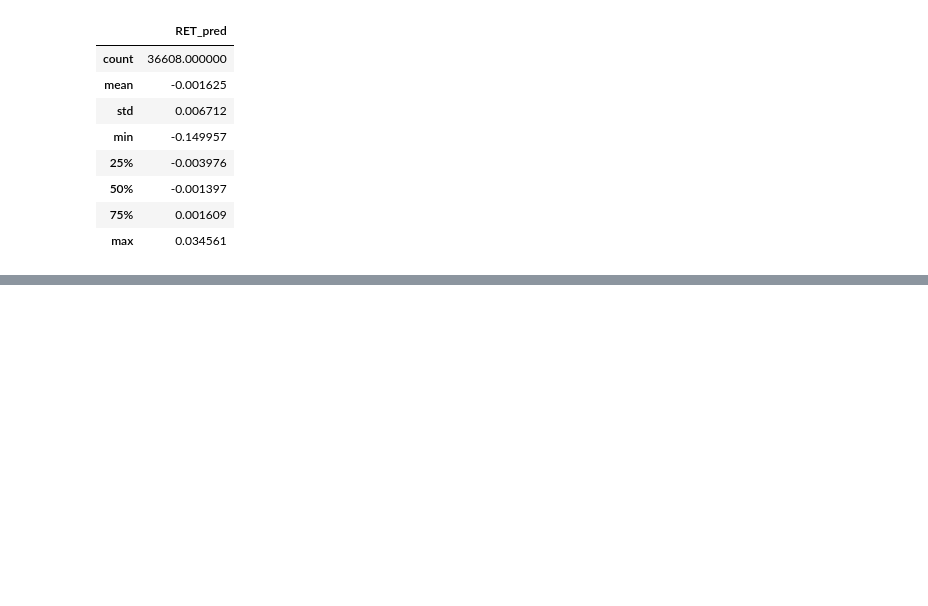
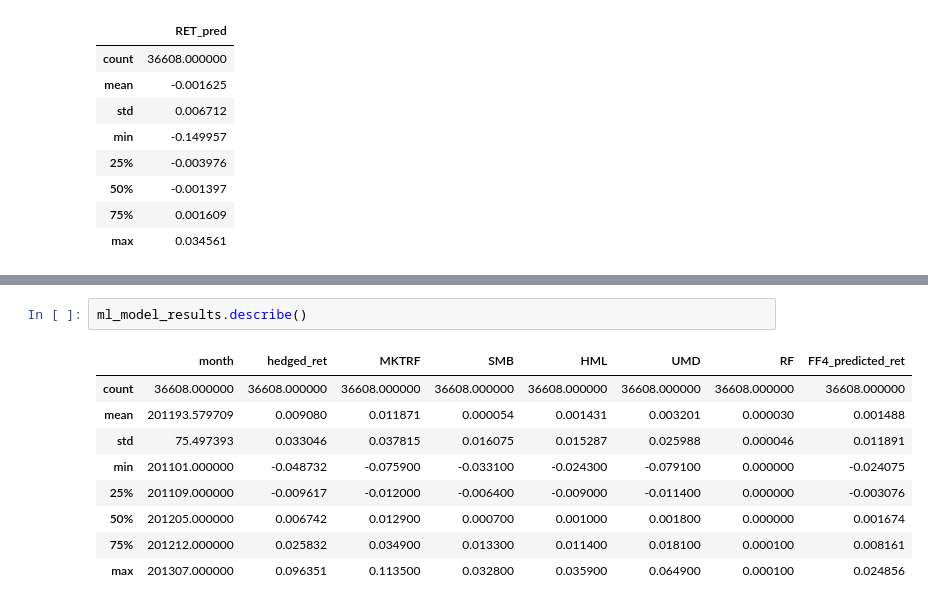
Before and after one commit to CFM-301-W23-G4/Final-Project, a Jupyter notebook: Final Project.ipynb, the cells around one changed output, grey strips where cells are left out. Drawn from its saved outputs; the diff is of its cells as text; blank space fills up the shorter version.

```diff
--- a/Final Project.ipynb
+++ b/Final Project.ipynb
@@ -1064,0 +1142,12 @@ def sharpe_ratio(port_xret):
+# %%
+ml_model_results.describe()
+# %% [output]
+|  | month | hedged_ret | MKTRF | SMB | HML | UMD | RF | FF4_predicted_ret |
+| count | 36608.000000 | 36608.000000 | 36608.000000 | 36608.000000 | 36608.000000 | 36608.000000 | 36608.000000 | 36608.000000 |
+| mean | 201193.579709 | 0.009080 | 0.011871 | 0.000054 | 0.001431 | 0.003201 | 0.000030 | 0.001488 |
+| std | 75.497393 | 0.033046 | 0.037815 | 0.016075 | 0.015287 | 0.025988 | 0.000046 | 0.011891 |
+| min | 201101.000000 | -0.048732 | -0.075900 | -0.033100 | -0.024300 | -0.079100 | 0.000000 | -0.024075 |
+| 25% | 201109.000000 | -0.009617 | -0.012000 | -0.006400 | -0.009000 | -0.011400 | 0.000000 | -0.003076 |
+| 50% | 201205.000000 | 0.006742 | 0.012900 | 0.000700 | 0.001000 | 0.001800 | 0.000000 | 0.001674 |
+| 75% | 201212.000000 | 0.025832 | 0.034900 | 0.013300 | 0.011400 | 0.018100 | 0.000100 | 0.008161 |
+| max | 201307.000000 | 0.096351 | 0.113500 | 0.032800 | 0.035900 | 0.064900 | 0.000100 | 0.024856 |
```
Also changed, not shown: parts of 13 cells of this notebook.
